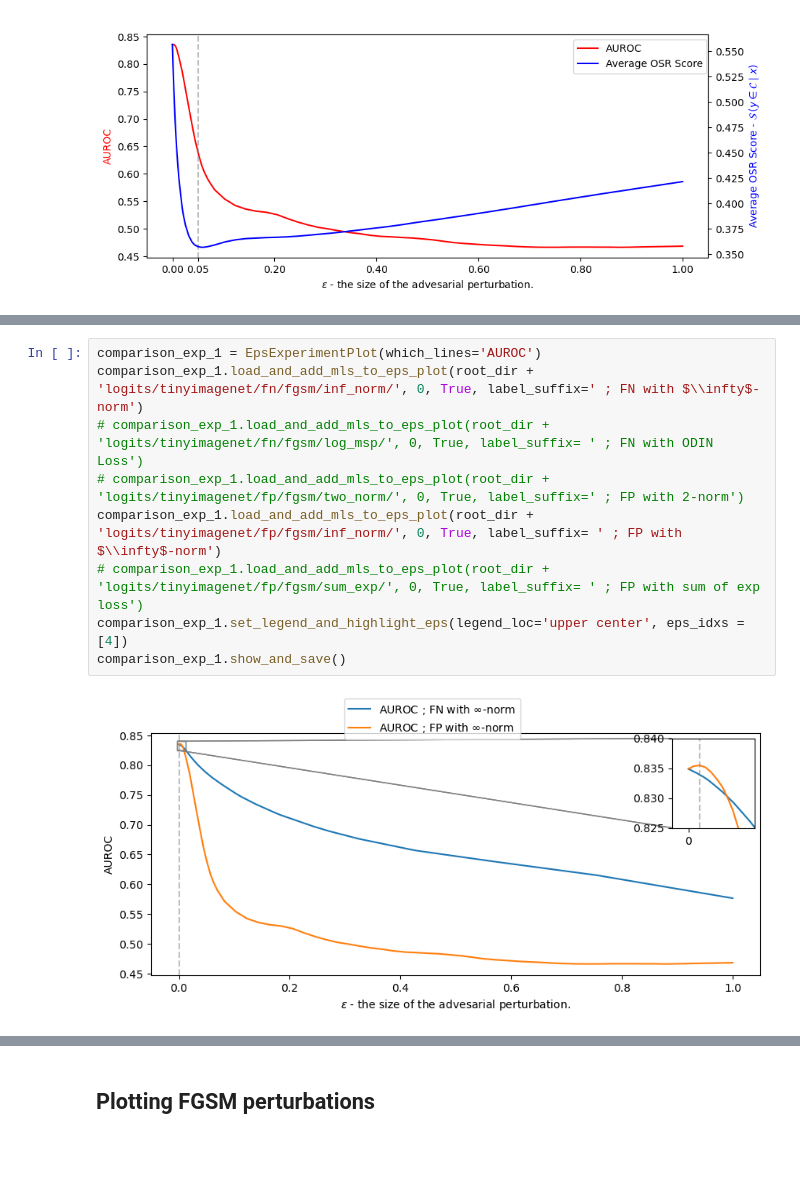
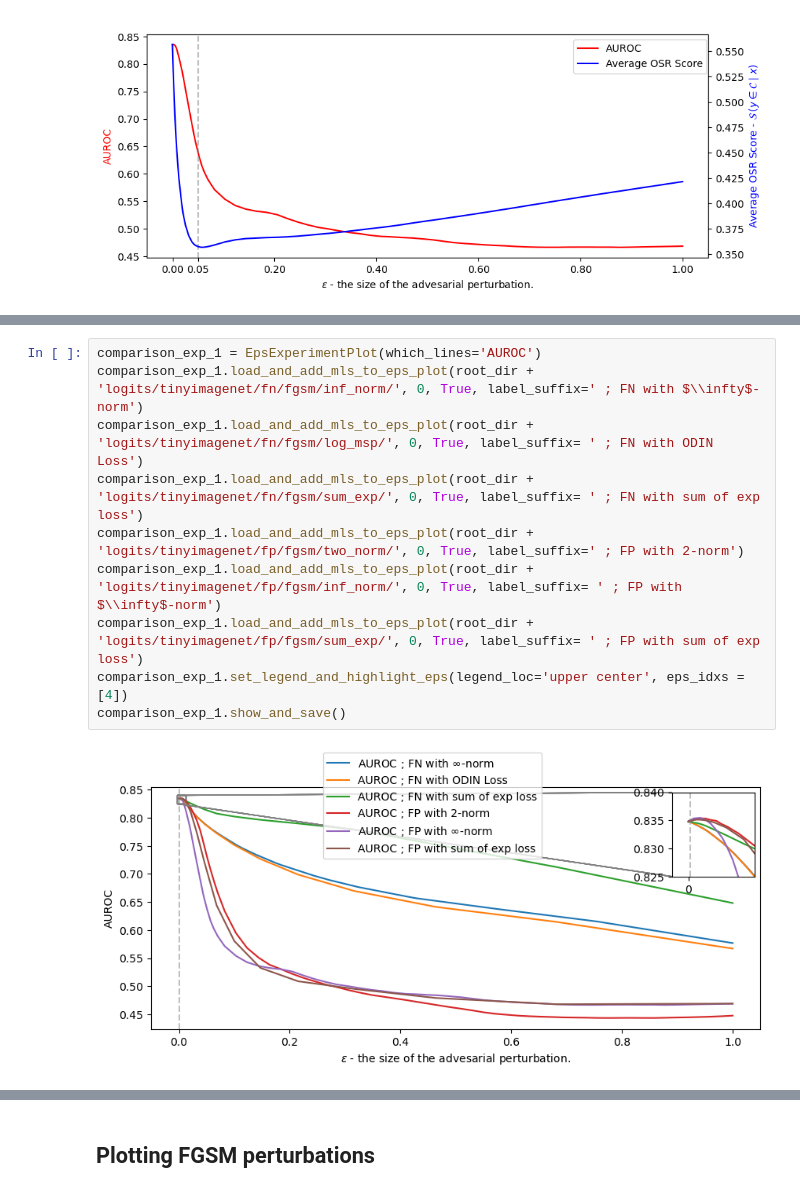
Before and after one commit to krellemand/bachelor_project, a Jupyter notebook: notebooks/visualizing_adv_attacks.ipynb, the cells around one changed output, grey strips where cells are left out. Cells and saved outputs as stored; diff of their text form; blank space fills up the shorter version.

Commit message:
Fixed/tested logit change plots and load functions

```diff
--- a/notebooks/visualizing_adv_attacks.ipynb
+++ b/notebooks/visualizing_adv_attacks.ipynb
@@ -94,14 +95,15 @@ eps_exp_4.show_and_save()
 # %%
 comparison_exp_1 = EpsExperimentPlot(which_lines='AUROC')
 comparison_exp_1.load_and_add_mls_to_eps_plot(root_dir + 'logits/tinyimagenet/fn/fgsm/inf_norm/', 0, True, label_suffix=' ; FN with $\\infty$-norm')
-# comparison_exp_1.load_and_add_mls_to_eps_plot(root_dir + 'logits/tinyimagenet/fn/fgsm/log_msp/', 0, True, label_suffix= ' ; FN with ODIN Loss')
-# comparison_exp_1.load_and_add_mls_to_eps_plot(root_dir + 'logits/tinyimagenet/fp/fgsm/two_norm/', 0, True, label_suffix=' ; FP with 2-norm')
+comparison_exp_1.load_and_add_mls_to_eps_plot(root_dir + 'logits/tinyimagenet/fn/fgsm/log_msp/', 0, True, label_suffix= ' ; FN with ODIN Loss')
+comparison_exp_1.load_and_add_mls_to_eps_plot(root_dir + 'logits/tinyimagenet/fn/fgsm/sum_exp/', 0, True, label_suffix= ' ; FN with sum of exp loss')
+comparison_exp_1.load_and_add_mls_to_eps_plot(root_dir + 'logits/tinyimagenet/fp/fgsm/two_norm/', 0, True, label_suffix=' ; FP with 2-norm')
 comparison_exp_1.load_and_add_mls_to_eps_plot(root_dir + 'logits/tinyimagenet/fp/fgsm/inf_norm/', 0, True, label_suffix= ' ; FP with $\\infty$-norm')
-# comparison_exp_1.load_and_add_mls_to_eps_plot(root_dir + 'logits/tinyimagenet/fp/fgsm/sum_exp/', 0, True, label_suffix= ' ; FP with sum of exp loss')
+comparison_exp_1.load_and_add_mls_to_eps_plot(root_dir + 'logits/tinyimagenet/fp/fgsm/sum_exp/', 0, True, label_suffix= ' ; FP with sum of exp loss')
 comparison_exp_1.set_legend_and_highlight_eps(legend_loc='upper center', eps_idxs = [4])
 comparison_exp_1.show_and_save()
 # %% [output]
-[figure, old version]
+[figure, new version]
 # %%
 comparison_exp_2 = EpsExperimentPlot(which_lines='mls', add_zoom=False)
 comparison_exp_2.load_and_add_mls_to_eps_plot(root_dir + 'logits/tinyimagenet/fn/fgsm/inf_norm/', 0, True, label_suffix=' ; FN with $\\infty$-norm')
```
Also changed, not shown: parts of 19 cells of this notebook, 21 other files.
